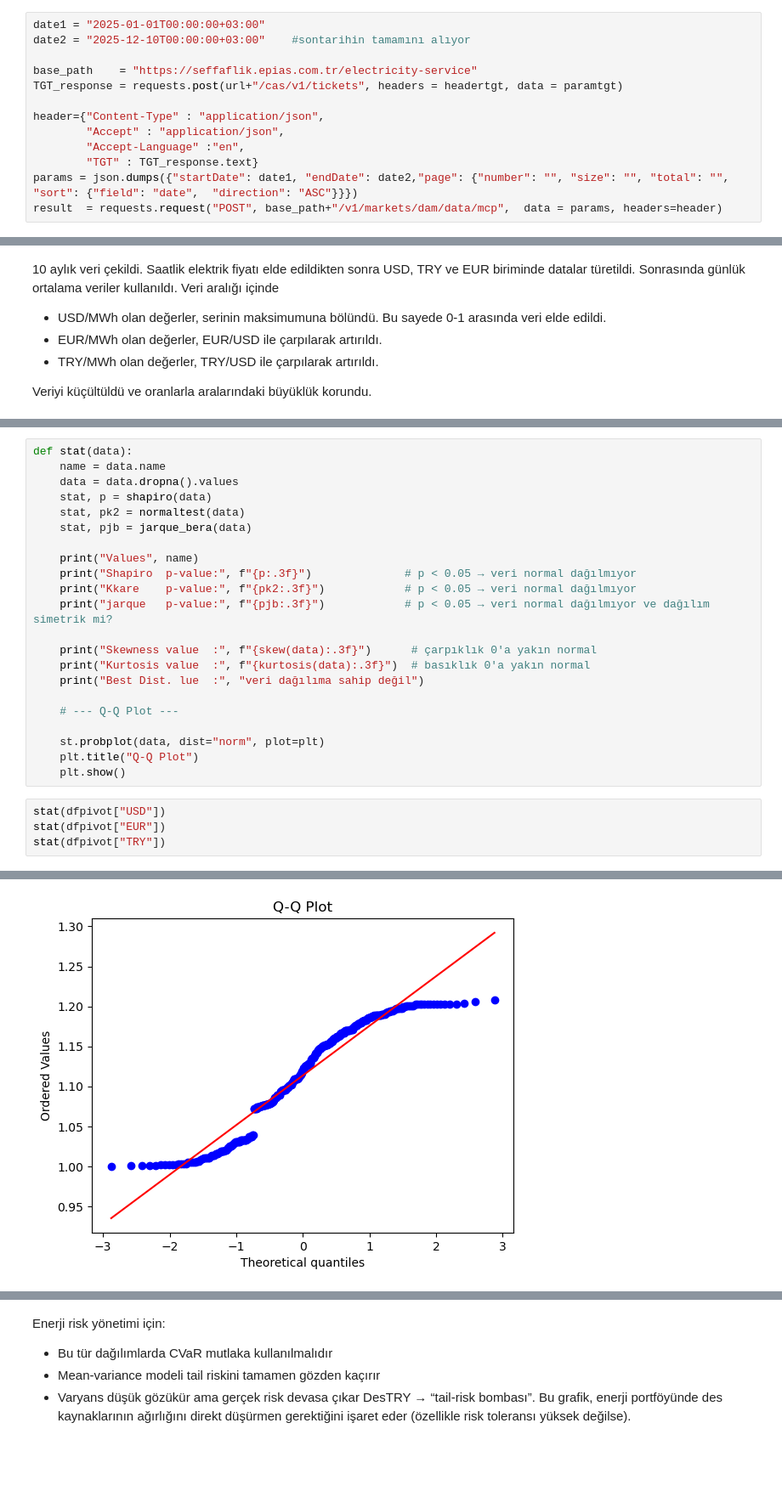
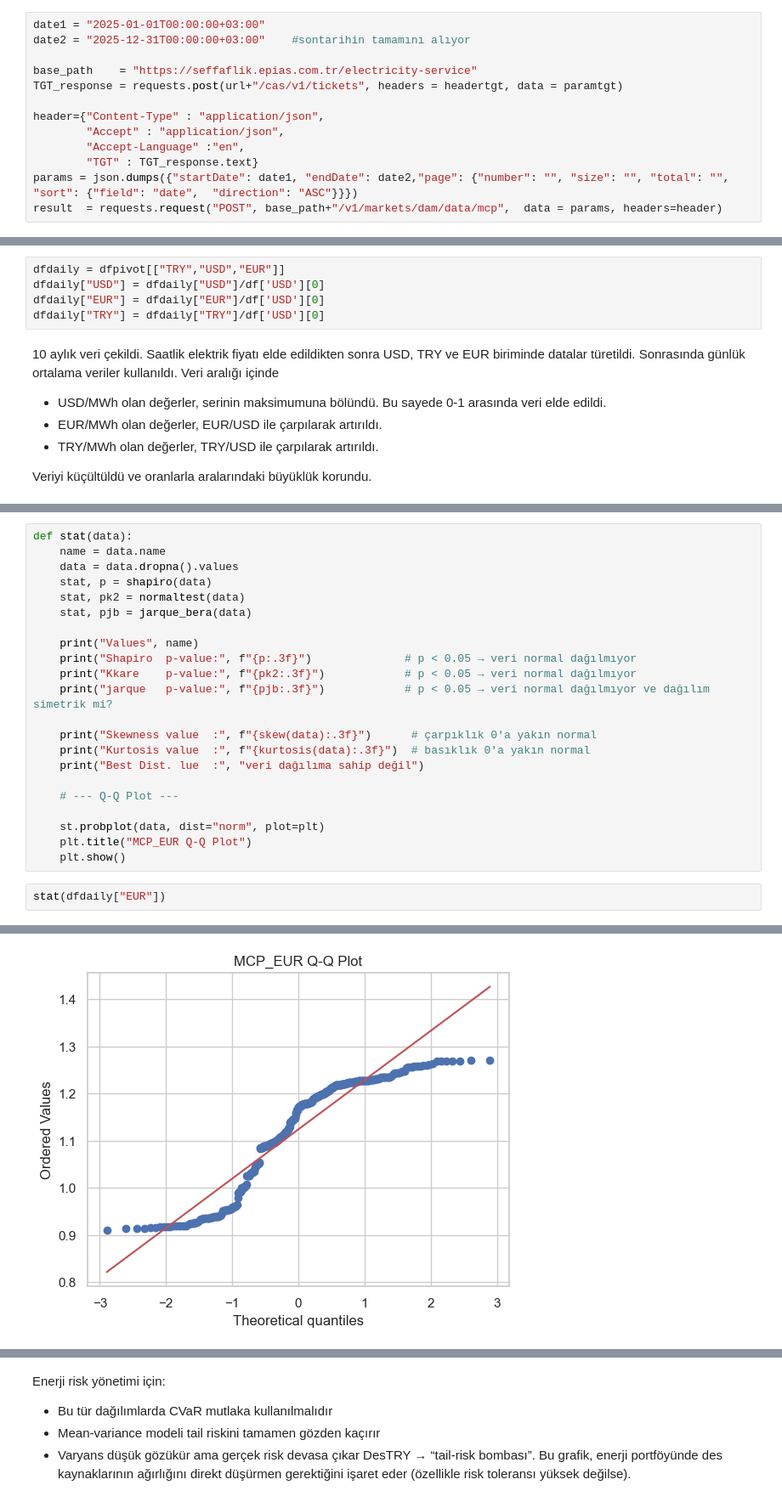
Before and after one commit to AdemYildirim/MPT, a Jupyter notebook: Adem-2025-12-15.ipynb, the cells around one changed output, grey strips where cells are left out. Shown at 85% size. Cells and saved outputs as stored; diff of their text form; blank space fills up the shorter version.

```diff
--- a/Adem-2025-12-15.ipynb
+++ b/Adem-2025-12-15.ipynb
@@ -31,7 +31,7 @@ paramtgt = {"username" : "ademyildirimmakine@gmail.com",
             "password" : "Ay.12345"}
 # %%
 date1 = "2025-01-01T00:00:00+03:00"
-date2 = "2025-12-10T00:00:00+03:00"    #sontarihin tamamını alıyor
+date2 = "2025-12-31T00:00:00+03:00"    #sontarihin tamamını alıyor
 
 base_path    = "https://seffaflik.epias.com.tr/electricity-service"
 TGT_response = requests.post(url+"/cas/v1/tickets", headers = headertgt, data = paramtgt)
@@ -70,3 +68,8 @@ dfpivot.describe()
+# %%
+dfdaily = dfpivot[["TRY","USD","EUR"]]
+dfdaily["USD"] = dfdaily["USD"]/df['USD'][0]
+dfdaily["EUR"] = dfdaily["EUR"]/df['USD'][0]
+dfdaily["TRY"] = dfdaily["TRY"]/df['USD'][0]
 # %% [markdown]
 10 aylık veri çekildi. Saatlik elektrik fiyatı elde edildikten sonra USD, TRY ve EUR biriminde datalar türetildi. Sonrasında günlük ortalama veriler kullanıldı. Veri aralığı içinde
 
@@ -147,10 +169,8 @@ def stat(data):
     # --- Q-Q Plot ---
 
     st.probplot(data, dist="norm", plot=plt)
-    plt.title("Q-Q Plot")
+    plt.title("MCP_EUR Q-Q Plot")
     plt.show()
 # %%
-stat(dfpivot["USD"])
-stat(dfpivot["EUR"])
-stat(dfpivot["TRY"])
+stat(dfdaily["EUR"])
 # %% [output]
@@ -163,2 +183,2 @@ Kurtosis value  : -1.179
 Best Dist. lue  : veri dağılıma sahip değil
-[figure, old version]
+[figure, new version]
```
Also changed, not shown: parts of 17 cells of this notebook.
